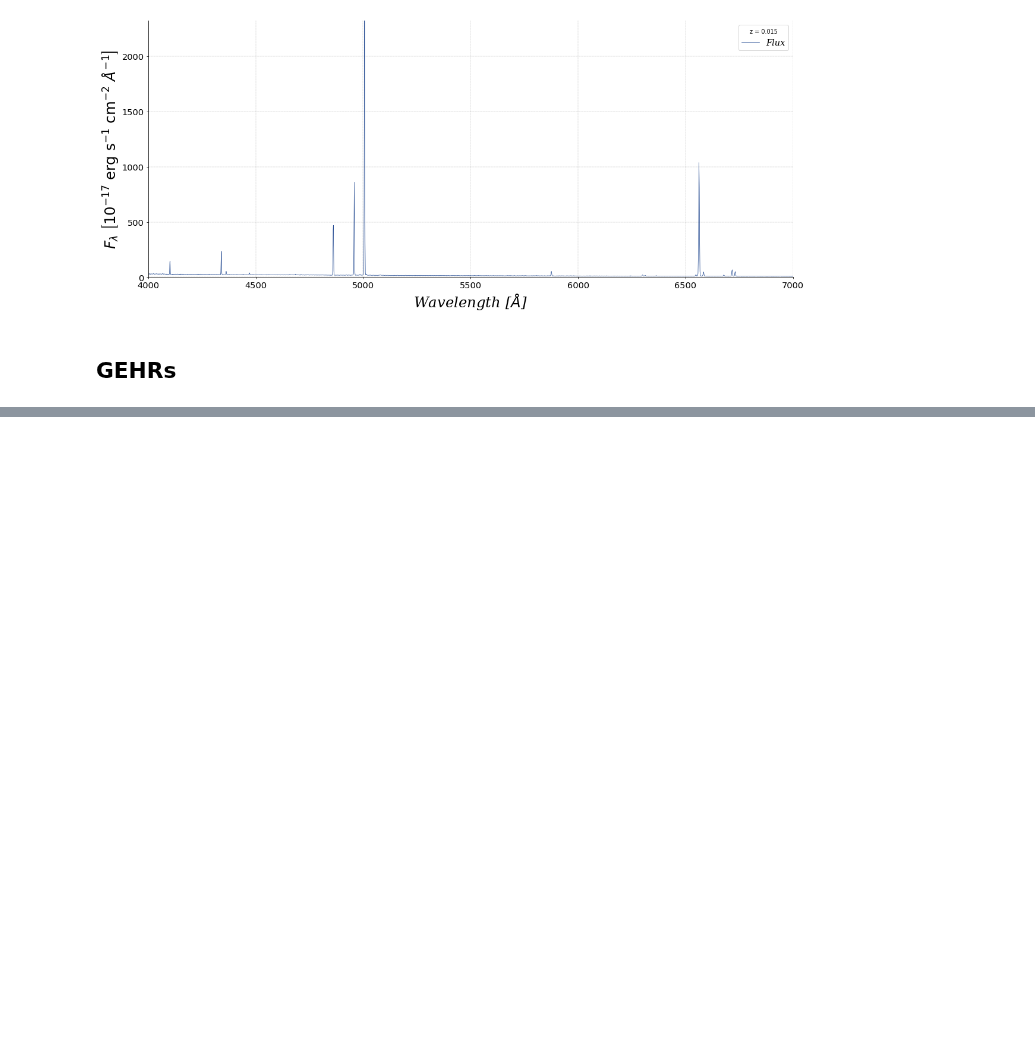
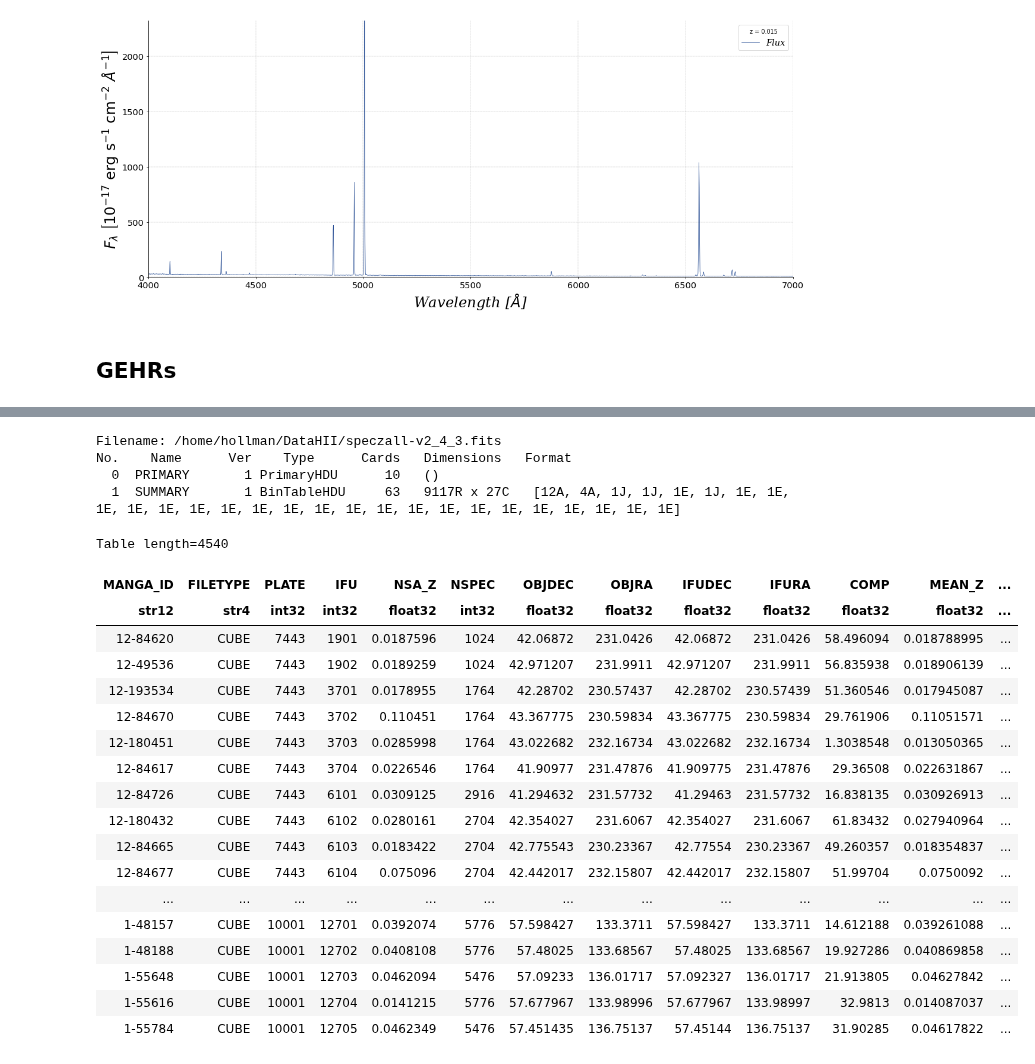
Before and after one commit to hol1m4n/HIIGalaxies, a Jupyter notebook: SPS/Object_Finder.ipynb, the cells around one changed output, grey strips where cells are left out. Saved outputs shown, nothing was run; the diff lists cells and outputs as text; code cells hidden in the pictures; blank space fills up the shorter version.

```diff
--- a/SPS/Object_Finder.ipynb
+++ b/SPS/Object_Finder.ipynb
@@ -501,0 +602,36 @@ decimal_dec = sky_coord.dec.deg
+# %%
+home = os.path.expanduser("~") + '/'
+file="speczall-v2_4_3.fits"
+local_file = os.path.join(home + "DataHII/",file)
+
+M = fits.open(local_file)
+
+M.info()
+
+T_manga = Table.read(M[1])
+T_manga = T_manga[T_manga['FILETYPE'] == 'CUBE']
+T_manga
+# %% [output]
+Filename: /home/hollman/DataHII/speczall-v2_4_3.fits
+No.    Name      Ver    Type      Cards   Dimensions   Format
+  0  PRIMARY       1 PrimaryHDU      10   ()
+  1  SUMMARY       1 BinTableHDU     63   9117R x 27C   [12A, 4A, 1J, 1J, 1E, 1J, 1E, 1E, 1E, 1E, 1E, 1E, 1E, 1E, 1E, 1E, 1E, 1E, 1E, 1E, 1E, 1E, 1E, 1E, 1E, 1E, 1E]
+Table length=4540
+| MANGA_ID | FILETYPE | PLATE | IFU | NSA_Z | NSPEC | OBJDEC | OBJRA | IFUDEC | IFURA | COMP | MEAN_Z | ... |
+| str12 | str4 | int32 | int32 | float32 | int32 | float32 | float32 | float32 | float32 | float32 | float32 | ... |
+| 12-84620 | CUBE | 7443 | 1901 | 0.0187596 | 1024 | 42.06872 | 231.0426 | 42.06872 | 231.0426 | 58.496094 | 0.018788995 | ... |
+| 12-49536 | CUBE | 7443 | 1902 | 0.0189259 | 1024 | 42.971207 | 231.9911 | 42.971207 | 231.9911 | 56.835938 | 0.018906139 | ... |
+| 12-193534 | CUBE | 7443 | 3701 | 0.0178955 | 1764 | 42.28702 | 230.57437 | 42.28702 | 230.57439 | 51.360546 | 0.017945087 | ... |
+| 12-84670 | CUBE | 7443 | 3702 | 0.110451 | 1764 | 43.367775 | 230.59834 | 43.367775 | 230.59834 | 29.761906 | 0.11051571 | ... |
+| 12-180451 | CUBE | 7443 | 3703 | 0.0285998 | 1764 | 43.022682 | 232.16734 | 43.022682 | 232.16734 | 1.3038548 | 0.013050365 | ... |
+| 12-84617 | CUBE | 7443 | 3704 | 0.0226546 | 1764 | 41.90977 | 231.47876 | 41.909775 | 231.47876 | 29.36508 | 0.022631867 | ... |
+| 12-84726 | CUBE | 7443 | 6101 | 0.0309125 | 2916 | 41.294632 | 231.57732 | 41.29463 | 231.57732 | 16.838135 | 0.030926913 | ... |
+| 12-180432 | CUBE | 7443 | 6102 | 0.0280161 | 2704 | 42.354027 | 231.6067 | 42.354027 | 231.6067 | 61.83432 | 0.027940964 | ... |
+| 12-84665 | CUBE | 7443 | 6103 | 0.0183422 | 2704 | 42.775543 | 230.23367 | 42.77554 | 230.23367 | 49.260357 | 0.018354837 | ... |
+| 12-84677 | CUBE | 7443 | 6104 | 0.075096 | 2704 | 42.442017 | 232.15807 | 42.442017 | 232.15807 | 51.99704 | 0.0750092 | ... |
+| ... | ... | ... | ... | ... | ... | ... | ... | ... | ... | ... | ... | ... |
+| 1-48157 | CUBE | 10001 | 12701 | 0.0392074 | 5776 | 57.598427 | 133.3711 | 57.598427 | 133.3711 | 14.612188 | 0.039261088 | ... |
+| 1-48188 | CUBE | 10001 | 12702 | 0.0408108 | 5776 | 57.48025 | 133.68567 | 57.48025 | 133.68567 | 19.927286 | 0.040869858 | ... |
+| 1-55648 | CUBE | 10001 | 12703 | 0.0462094 | 5476 | 57.09233 | 136.01717 | 57.092327 | 136.01717 | 21.913805 | 0.04627842 | ... |
+| 1-55616 | CUBE | 10001 | 12704 | 0.0141215 | 5776 | 57.677967 | 133.98996 | 57.677967 | 133.98997 | 32.9813 | 0.014087037 | ... |
+| 1-55784 | CUBE | 10001 | 12705 | 0.0462349 | 5476 | 57.451435 | 136.75137 | 57.45144 | 136.75137 | 31.90285 | 0.04617822 | ... |
```
Also changed, not shown: parts of 31 cells of this notebook, 1 other file.
